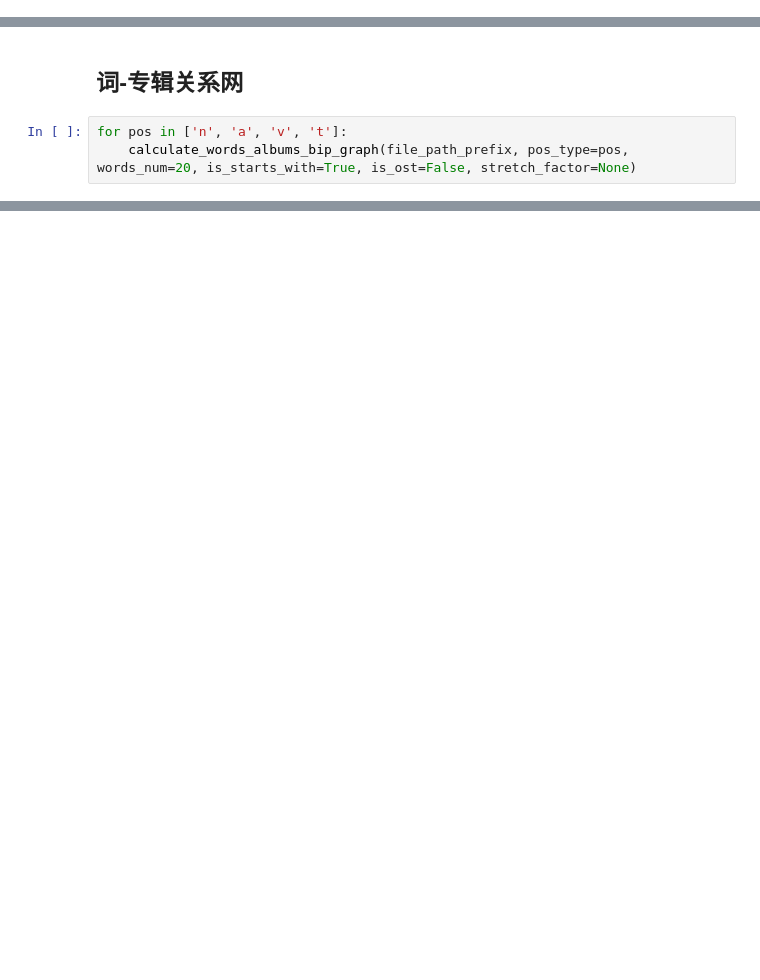
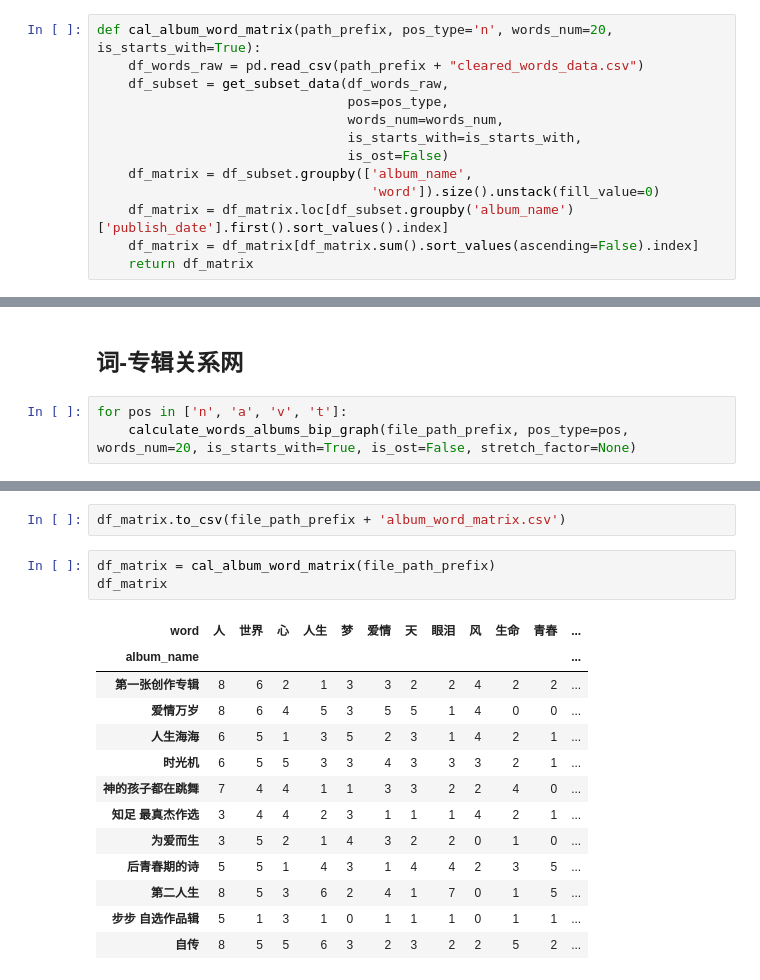
Before and after one commit to Kofi-W/net_charts, a Jupyter notebook: songs/words_bip_graph.ipynb, the cells around one changed output, grey strips where cells are left out. Saved outputs shown, nothing was run; the diff lists cells and outputs as text; blank space fills up the shorter version.

```diff
--- a/songs/words_bip_graph.ipynb
+++ b/songs/words_bip_graph.ipynb
@@ -383,3 +487,16 @@ def calculate_words_albums_bip_graph(path_prefix, pos_type="n", words_num=50, is
+# %%
+def cal_album_word_matrix(path_prefix, pos_type='n', words_num=20, is_starts_with=True):
+    df_words_raw = pd.read_csv(path_prefix + "cleared_words_data.csv")
+    df_subset = get_subset_data(df_words_raw,
+                                pos=pos_type,
+                                words_num=words_num,
+                                is_starts_with=is_starts_with,
+                                is_ost=False)
+    df_matrix = df_subset.groupby(['album_name',
+                                   'word']).size().unstack(fill_value=0)
+    df_matrix = df_matrix.loc[df_subset.groupby('album_name')['publish_date'].first().sort_values().index]
+    df_matrix = df_matrix[df_matrix.sum().sort_values(ascending=False).index]
+    return df_matrix
 # %% [markdown]
 # main
 # %%
@@ -402,0 +587,19 @@ for pos in ['n', 'a', 'v', 't']:
+# %%
+df_matrix.to_csv(file_path_prefix + 'album_word_matrix.csv')
+# %%
+df_matrix = cal_album_word_matrix(file_path_prefix)
+df_matrix
+# %% [output]
+| word | 人 | 世界 | 心 | 人生 | 梦 | 爱情 | 天 | 眼泪 | 风 | 生命 | 青春 | ... |
+| album_name |  |  |  |  |  |  |  |  |  |  |  | ... |
+| 第一张创作专辑 | 8 | 6 | 2 | 1 | 3 | 3 | 2 | 2 | 4 | 2 | 2 | ... |
+| 爱情万岁 | 8 | 6 | 4 | 5 | 3 | 5 | 5 | 1 | 4 | 0 | 0 | ... |
+| 人生海海 | 6 | 5 | 1 | 3 | 5 | 2 | 3 | 1 | 4 | 2 | 1 | ... |
+| 时光机 | 6 | 5 | 5 | 3 | 3 | 4 | 3 | 3 | 3 | 2 | 1 | ... |
+| 神的孩子都在跳舞 | 7 | 4 | 4 | 1 | 1 | 3 | 3 | 2 | 2 | 4 | 0 | ... |
+| 知足 最真杰作选 | 3 | 4 | 4 | 2 | 3 | 1 | 1 | 1 | 4 | 2 | 1 | ... |
+| 为爱而生 | 3 | 5 | 2 | 1 | 4 | 3 | 2 | 2 | 0 | 1 | 0 | ... |
+| 后青春期的诗 | 5 | 5 | 1 | 4 | 3 | 1 | 4 | 4 | 2 | 3 | 5 | ... |
+| 第二人生 | 8 | 5 | 3 | 6 | 2 | 4 | 1 | 7 | 0 | 1 | 5 | ... |
+| 步步 自选作品辑 | 5 | 1 | 3 | 1 | 0 | 1 | 1 | 1 | 0 | 1 | 1 | ... |
+| 自传 | 8 | 5 | 5 | 6 | 3 | 2 | 3 | 2 | 2 | 5 | 2 | ... |
```
Also changed, not shown: parts of 14 cells of this notebook, 17 other files.
